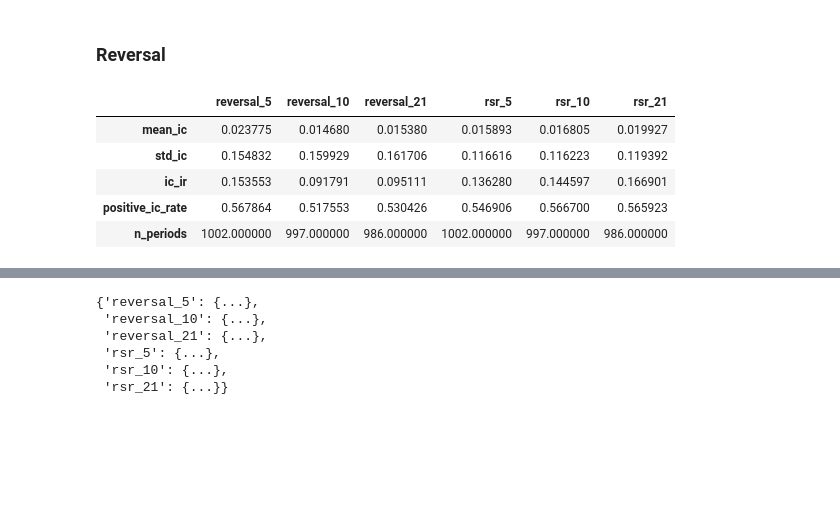
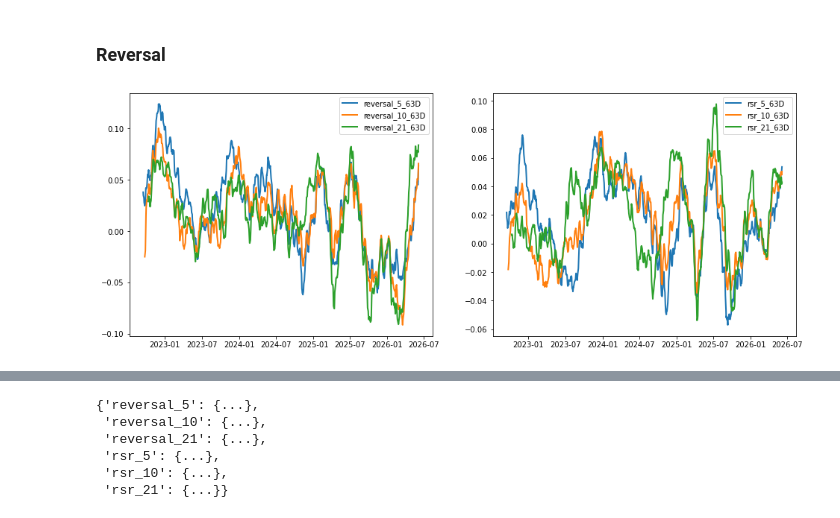
Before and after one commit to hungryfire267/systematic-equities-research, a Jupyter notebook: notebooks/research.ipynb, the cells around one changed output, grey strips where cells are left out. Cells and saved outputs as stored; diff of their text form; code cells hidden in the pictures; blank space fills up the shorter version.

```diff
--- a/notebooks/research.ipynb
+++ b/notebooks/research.ipynb
@@ -74,11 +93,6 @@ for name, df in momentum_ic_dict.items():
 # %%
 reversal_ic_dict, reversal_results_df = ic_dict["reversal"], ic_results_dict["reversal"]
 # %%
-reversal_results_df
+plot_ic_timeseries(reversal_ic_dict, "reversal")
 # %% [output]
-|  | reversal_5 | reversal_10 | reversal_21 | rsr_5 | rsr_10 | rsr_21 |
-| mean_ic | 0.023775 | 0.014680 | 0.015380 | 0.015893 | 0.016805 | 0.019927 |
-| std_ic | 0.154832 | 0.159929 | 0.161706 | 0.116616 | 0.116223 | 0.119392 |
-| ic_ir | 0.153553 | 0.091791 | 0.095111 | 0.136280 | 0.144597 | 0.166901 |
-| positive_ic_rate | 0.567864 | 0.517553 | 0.530426 | 0.546906 | 0.566700 | 0.565923 |
-| n_periods | 1002.000000 | 997.000000 | 986.000000 | 1002.000000 | 997.000000 | 986.000000 |
+[figure, added]
```
Also changed, not shown: parts of 20 cells of this notebook, 1 other file.
